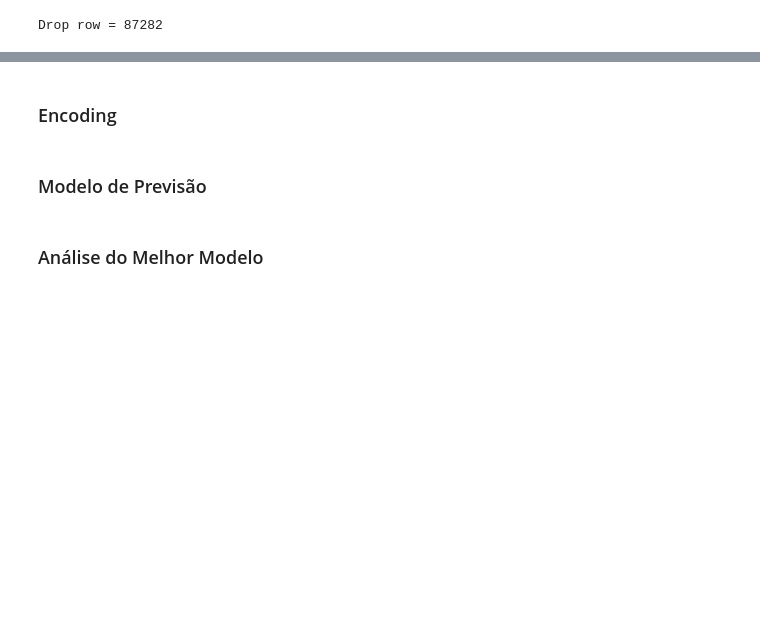
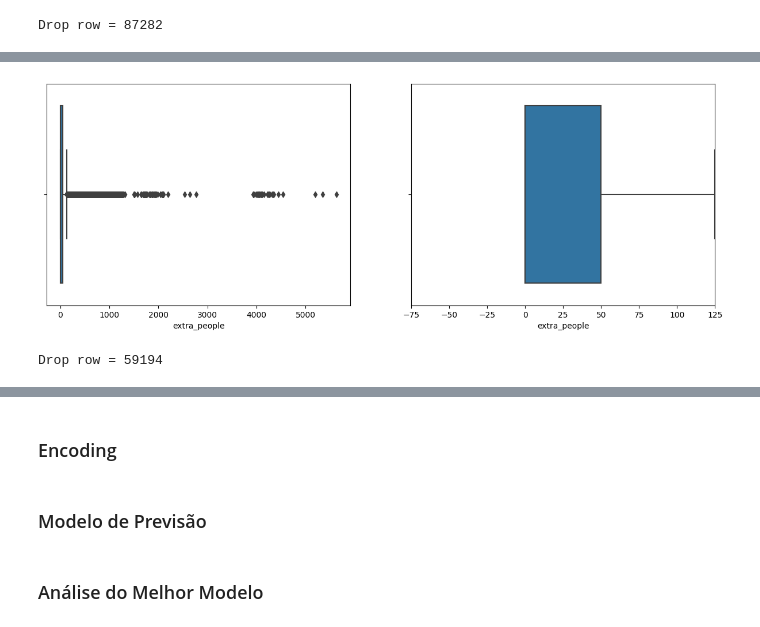
Before and after one commit to NicoArth-17/Airbnb, a Jupyter notebook: Arquivos/desafio.ipynb, the cells around one changed output, grey strips where cells are left out. Drawn from its saved outputs; the diff is of its cells as text; code cells hidden in the pictures; blank space fills up the shorter version.

```diff
--- a/Arquivos/desafio.ipynb
+++ b/Arquivos/desafio.ipynb
@@ -350,0 +390,12 @@ histogramam_grafic(dados_df['price'])
+# %%
+# Coluna na função de gráfico para enxergar valores totais / outlier delimitado
+diagrama_grafic(dados_df['extra_people'])
+# %% [output]
+[figure, added]
+# %%
+# Coluna na função de remover os outliers
+dados_df, lin_removidas = drop_outlier(dados_df, 'extra_people')
+
+print(f'Drop row = {lin_removidas}')
+# %% [output]
+Drop row = 59194
```
Also changed, not shown: parts of 27 cells of this notebook.
